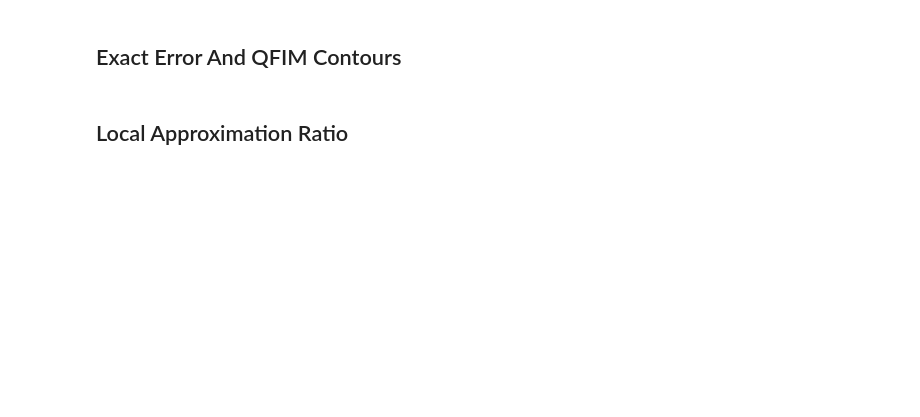
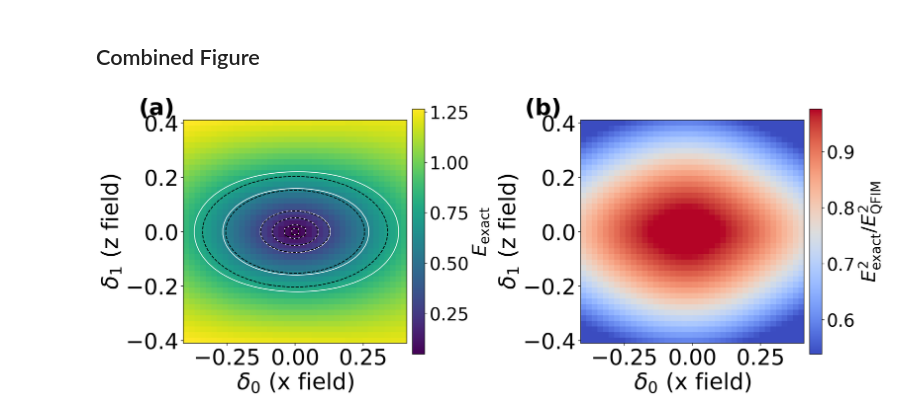
Before and after one commit to Xran-ZH/Sensing-vs-Simulation, a Jupyter notebook: grid2d_figures.ipynb, the cells around one changed output. Saved outputs shown, nothing was run; the diff lists cells and outputs as text; code cells hidden in the pictures; blank space fills up the shorter version.

```diff
--- a/grid2d_figures.ipynb
+++ b/grid2d_figures.ipynb
@@ -10,7 +10,17 @@ import matplotlib.pyplot as plt
 import numpy as np
 
 DATA_DIR = Path("data/grid2d")
-plt.rcParams.update({"figure.dpi": 140})
+FIGURE_DIR = Path("paper_figures")
+FIGURE_DIR.mkdir(exist_ok=True)
+plt.rcParams.update({
+    "figure.dpi": 220,
+    "font.size": 30,
+    "axes.labelsize": 33,
+    "xtick.labelsize": 32,
+    "ytick.labelsize": 32,
+    "legend.fontsize": 26,
+    "axes.titlesize": 33,
+})
 
 def load_config(dataset_dir):
     with open(dataset_dir / "config.json") as f:
@@ -43,26 +63,51 @@ print(grid_data["qfim"])
-# %% [markdown]
-## Exact Error And QFIM Contours
+# %% [markdown]
+## Combined Figure
 # %%
 delta_0 = grid_data["delta_0_values"]
 delta_1 = grid_data["delta_1_values"]
 exact = grid_data["exact_error_grid"]
 qfi = grid_data["qfi_error_grid"]
+ratio = grid_data["ratio_grid"]
+ratio_plot = np.ma.masked_invalid(ratio)
 
-levels = [0.05, 0.10, 0.20, 0.30]
+levels = [0.05, 0.10, 0.20, 0.30, 0.60, 0.80]
 levels = [level for level in levels if level < np.nanmax(exact)]
 
-fig, ax = plt.subplots(figsize=(5.2, 4.4))
-mesh = ax.pcolormesh(delta_0, delta_1, exact, shading="auto", cmap="viridis")
-fig.colorbar(mesh, ax=ax, label="exact simulation error")
+vmin, vmax = np.nanpercentile(ratio, [5, 95])
+if not np.isfinite(vmin) or not np.isfinite(vmax) or vmin == vmax:
+    vmin, vmax = np.nanmin(ratio), np.nanmax(ratio)
 
+fig, axes = plt.subplots(1, 2, figsize=(16.0, 6.5), constrained_layout=True)
+
+ax = axes[0]
+mesh0 = ax.pcolormesh(delta_0, delta_1, exact, shading="auto", cmap="viridis")
+cbar0 = fig.colorbar(mesh0, ax=ax, label=r"$E_{\mathrm{exact}}$", shrink=0.82, pad=0.025)
+cbar0.ax.tick_params(labelsize=26)
+cbar0.set_label(r"$E_{\mathrm{exact}}$", fontsize=28)
 if levels:
     ax.contour(delta_0, delta_1, exact, levels=levels, colors="white", linewidths=1.1)
-    ax.contour(delta_0, delta_1, qfi, levels=levels, colors="black", linewidths=1.2, linestyles="--")
+    ax.contour(delta_0, delta_1, qfi, levels=levels, colors="black", linewidths=1.25, linestyles="--")
+ax.set_xlabel(r"$\delta_0$ (x field)")
+ax.set_ylabel(r"$\delta_1$ (z field)")
+ax.set_aspect("equal", adjustable="box")
+ax.tick_params(axis="both", which="major", labelsize=32)
+ax.text(-0.20, 1.1, "(a)", transform=ax.transAxes, ha="left", va="top", fontsize=33, fontweight="bold", clip_on=False)
 
-ax.set_xlabel(r"$\delta_0$ (xfield)")
-ax.set_ylabel(r"$\delta_1$ (zfield)")
-ax.set_title("Exact error landscape and QFIM ellipses")
+ax = axes[1]
+cmap = plt.get_cmap("coolwarm").copy()
+cmap.set_bad("lightgray")
+mesh1 = ax.pcolormesh(delta_0, delta_1, ratio_plot, shading="auto", cmap=cmap, vmin=vmin, vmax=vmax)
+cbar1 = fig.colorbar(mesh1, ax=ax, label=r"$E_{\mathrm{exact}}^2/E_{\mathrm{QFIM}}^2$", shrink=0.82, pad=0.025)
+cbar1.ax.tick_params(labelsize=26)
+cbar1.set_label(r"$E_{\mathrm{exact}}^2/E_{\mathrm{QFIM}}^2$", fontsize=28)
+ax.set_xlabel(r"$\delta_0$ (x field)")
+ax.set_ylabel(r"$\delta_1$ (z field)")
 ax.set_aspect("equal", adjustable="box")
-fig.tight_layout()
+ax.tick_params(axis="both", which="major", labelsize=32)
+ax.text(-0.25, 1.1, "(b)", transform=ax.transAxes, ha="left", va="top", fontsize=33, fontweight="bold", clip_on=False)
+
+fig.savefig(FIGURE_DIR / "grid2d_theorem.pdf", bbox_inches="tight")
+fig.savefig(FIGURE_DIR / "grid2d_theorem.png", bbox_inches="tight")
+plt.show()
+# %% [output]
+[figure, added]
-# %% [markdown]
-## Local Approximation Ratio
```
Also changed, not shown: parts of 3 cells of this notebook, 15 other files.
